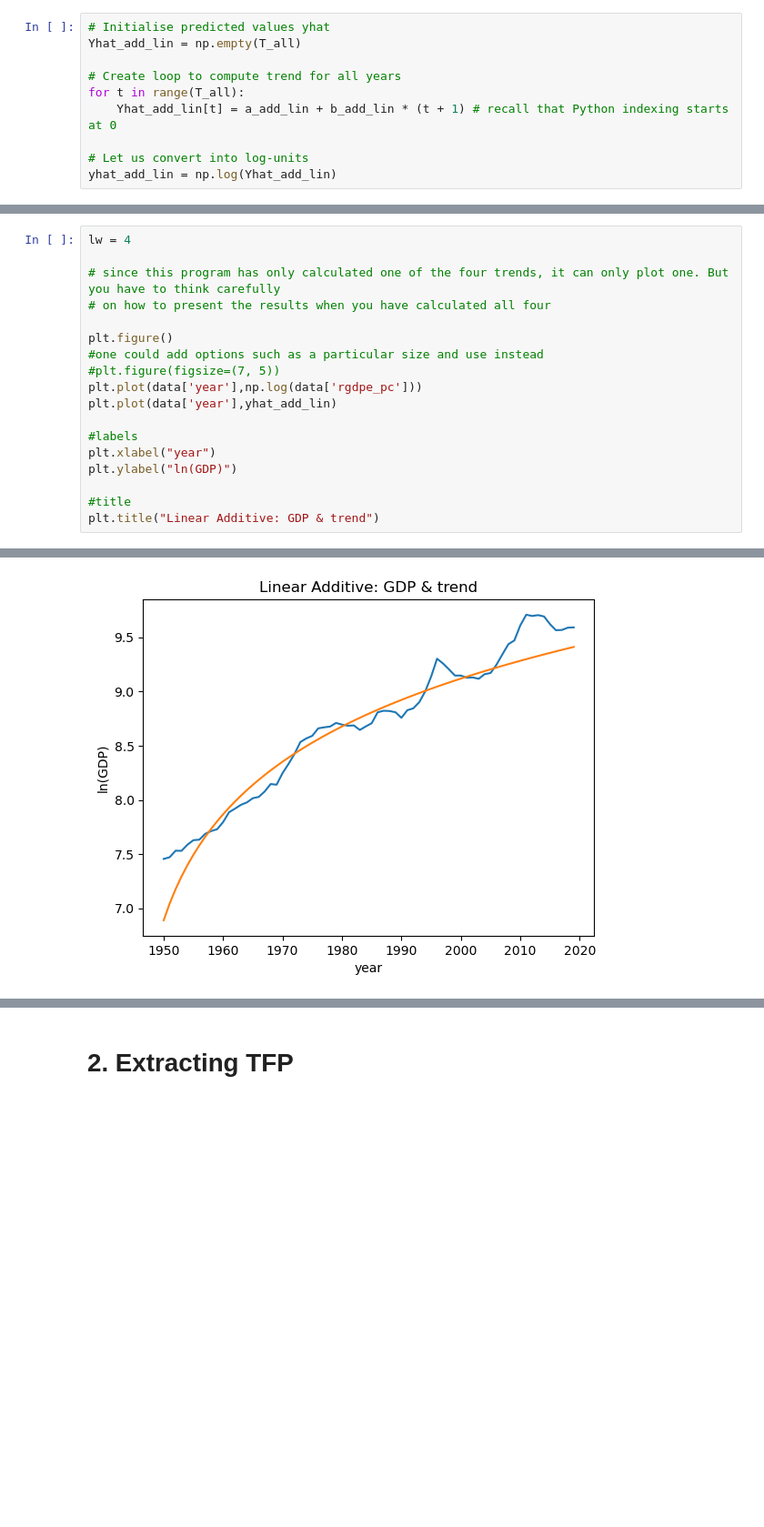
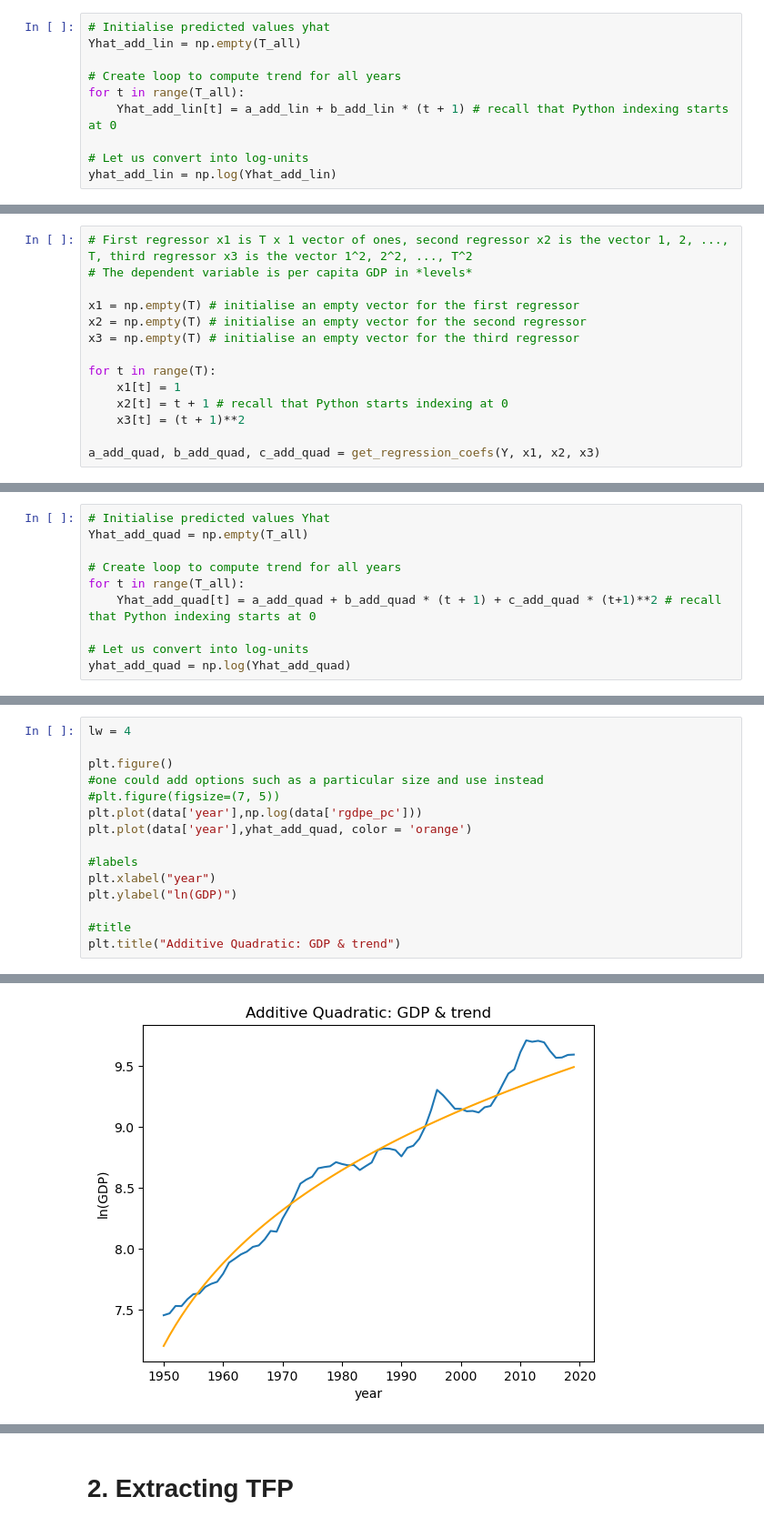
Before and after one commit to Jessie-Fung/ec2b1-brazil, a Jupyter notebook: code/code.ipynb, the cells around one changed output, grey strips where cells are left out. Shown: that part at 91% size. Cells and saved outputs as stored; diff of their text form; blank space fills up the shorter version.

Commit message:
complete trend calc

```diff
--- a/code/code.ipynb
+++ b/code/code.ipynb
@@ -83,0 +92,14 @@ yhat_add_lin = np.log(Yhat_add_lin)
+# %%
+# First regressor x1 is T x 1 vector of ones, second regressor x2 is the vector 1, 2, ..., T, third regressor x3 is the vector 1^2, 2^2, ..., T^2
+# The dependent variable is per capita GDP in *levels*
+
+x1 = np.empty(T) # initialise an empty vector for the first regressor
+x2 = np.empty(T) # initialise an empty vector for the second regressor
+x3 = np.empty(T) # initialise an empty vector for the third regressor
+
+for t in range(T):
+    x1[t] = 1
+    x2[t] = t + 1 # recall that Python starts indexing at 0
+    x3[t] = (t + 1)**2
+
+a_add_quad, b_add_quad, c_add_quad = get_regression_coefs(Y, x1, x2, x3)
@@ -83,0 +109,10 @@ yhat_add_lin = np.log(Yhat_add_lin)
+# %%
+# Initialise predicted values Yhat
+Yhat_add_quad = np.empty(T_all)
+
+# Create loop to compute trend for all years
+for t in range(T_all):
+    Yhat_add_quad[t] = a_add_quad + b_add_quad * (t + 1) + c_add_quad * (t+1)**2 # recall that Python indexing starts at 0
+
+# Let us convert into log-units
+yhat_add_quad = np.log(Yhat_add_quad)
@@ -84,19 +121,16 @@ yhat_add_lin = np.log(Yhat_add_lin)
 # %%
 lw = 4
-
-# since this program has only calculated one of the four trends, it can only plot one. But you have to think carefully
-# on how to present the results when you have calculated all four
 
 plt.figure()
 #one could add options such as a particular size and use instead
 #plt.figure(figsize=(7, 5))
 plt.plot(data['year'],np.log(data['rgdpe_pc']))
-plt.plot(data['year'],yhat_add_lin)
+plt.plot(data['year'],yhat_add_quad, color = 'orange')
 
 #labels
 plt.xlabel("year")
 plt.ylabel("ln(GDP)")
 
 #title
-plt.title("Linear Additive: GDP & trend")
+plt.title("Additive Quadratic: GDP & trend")
 # %% [output]
@@ -104 +138 @@ Text(0.5, 1.0, 'Linear Additive: GDP & trend')
-[figure, old version]
+[figure, new version]
```
Also changed, not shown: parts of 24 cells of this notebook.
